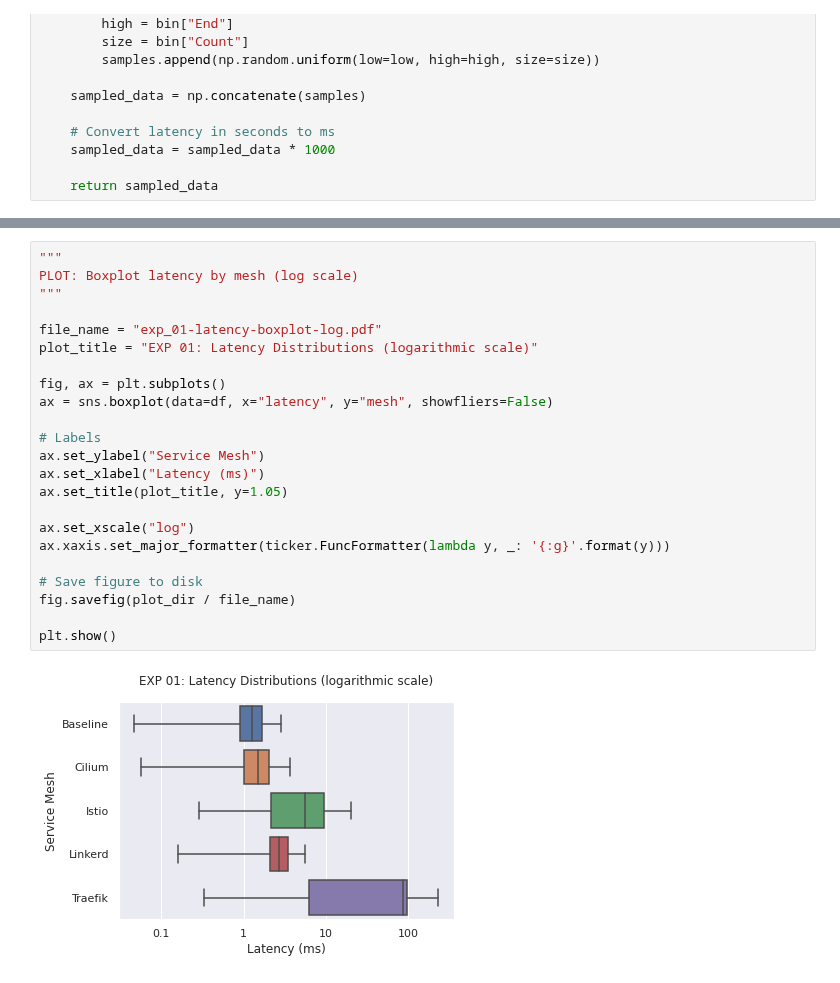
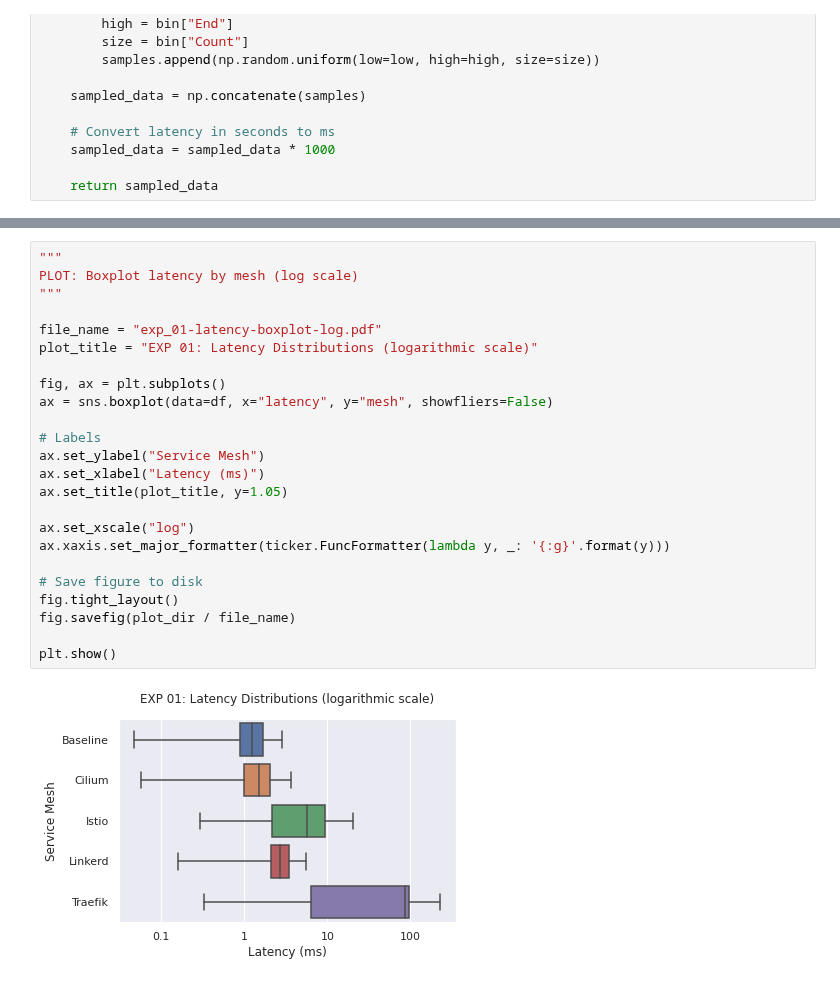
Before and after one commit to RichardBieringa/mesh-bench, a Jupyter notebook: viz/exp_01_latency_boxplots.ipynb, the cells around one changed output, grey strips where cells are left out. Cells and saved outputs as stored; diff of their text form.

```diff
--- a/viz/exp_01_latency_boxplots.ipynb
+++ b/viz/exp_01_latency_boxplots.ipynb
@@ -262,28 +263,29 @@ plt.show()
 # %%
 """
 PLOT: Boxplot latency by mesh (log scale)
 """
 
 file_name = "exp_01-latency-boxplot-log.pdf"
 plot_title = "EXP 01: Latency Distributions (logarithmic scale)"
 
 fig, ax = plt.subplots()
 ax = sns.boxplot(data=df, x="latency", y="mesh", showfliers=False)
 
 # Labels
 ax.set_ylabel("Service Mesh")
 ax.set_xlabel("Latency (ms)")
 ax.set_title(plot_title, y=1.05)
 
 ax.set_xscale("log")
 ax.xaxis.set_major_formatter(ticker.FuncFormatter(lambda y, _: '{:g}'.format(y)))
 
 # Save figure to disk
+fig.tight_layout()
 fig.savefig(plot_dir / file_name)
 
 plt.show()
 # %% [output]
-[figure, old version]
+[figure, new version]
 # %%
 
 """
```
Also changed, not shown: parts of 4 cells of this notebook, 16 other files.
